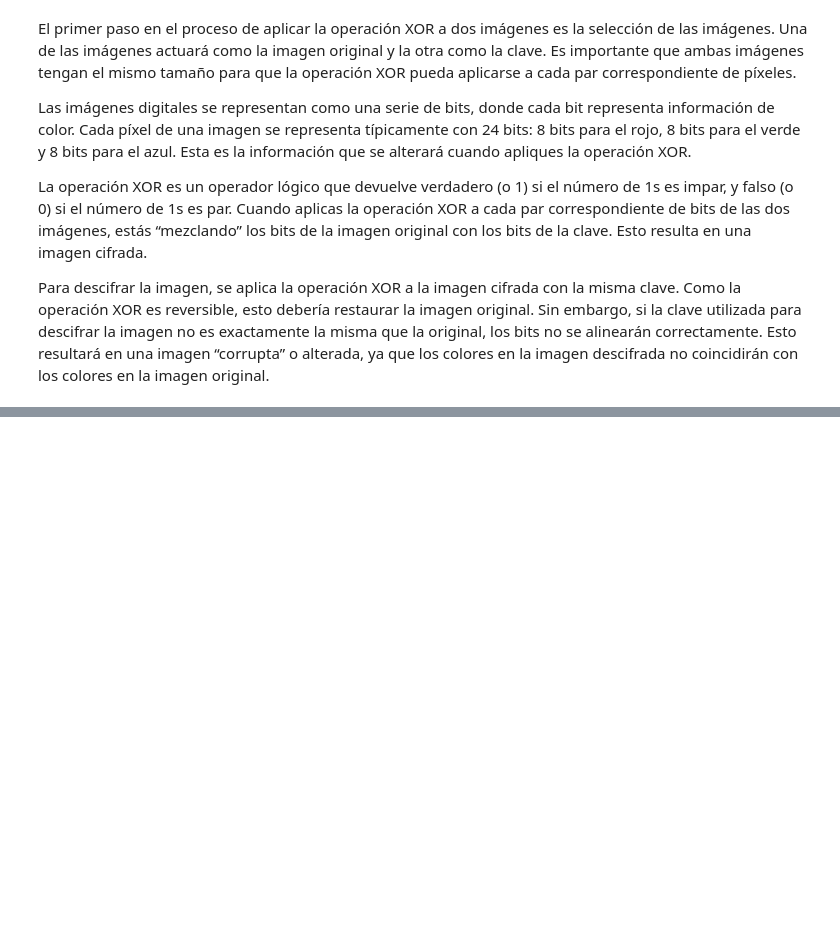
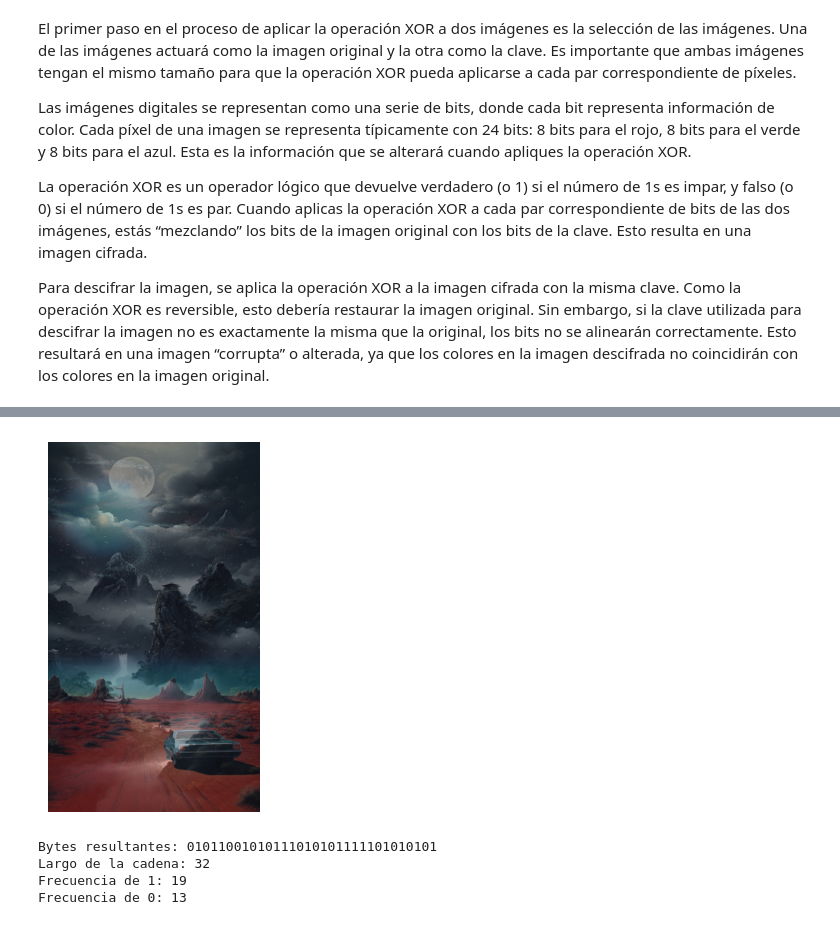
Before and after one commit to javim7/Cifrado-Informacion, a Jupyter notebook: parteB.ipynb, the cells around one changed output, grey strips where cells are left out. Saved outputs shown, nothing was run; the diff lists cells and outputs as text; code cells hidden in the pictures; blank space fills up the shorter version.

```diff
--- a/parteB.ipynb
+++ b/parteB.ipynb
@@ -86,0 +115,19 @@ Para descifrar la imagen, se aplica la operación XOR a la imagen cifrada con la
+# %%
+imagesXOR(imagen1, imagen2, output_path)
+show_image(output_path)
+# %% [output]
+[figure, added]
+# %%
+texto = "hola mundo"
+llave = "adios"
+
+bits = asciiToXOR(texto1, llave1)
+print(f"Bytes resultantes: {bits}")
+print(f"Largo de la cadena: {len(bits)}")
+print(f"Frecuencia de 1: {bits.count('1')}")
+print(f"Frecuencia de 0: {bits.count('0')}")
+# %% [output]
+Bytes resultantes: 01011001010111010101111101010101
+Largo de la cadena: 32
+Frecuencia de 1: 19
+Frecuencia de 0: 13
```
Also changed, not shown: parts of 13 cells of this notebook, 9 other files.
